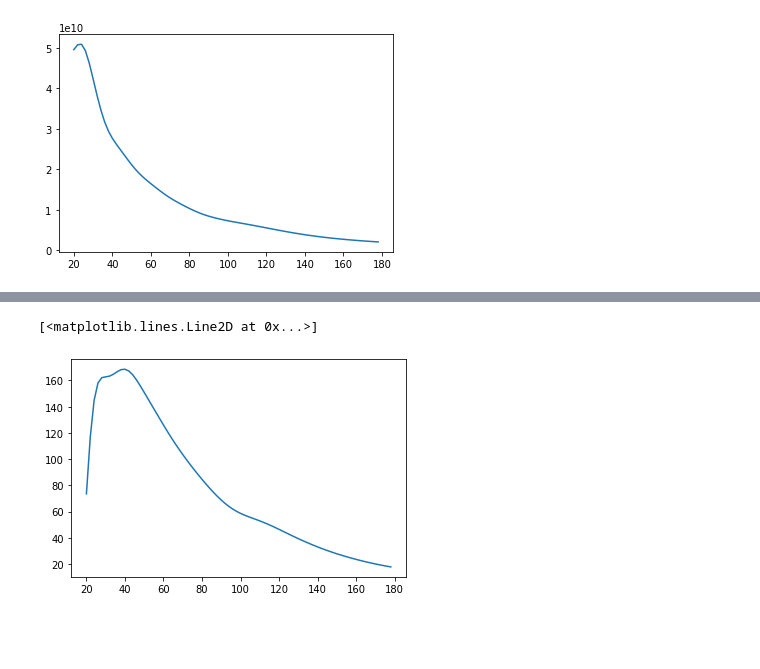
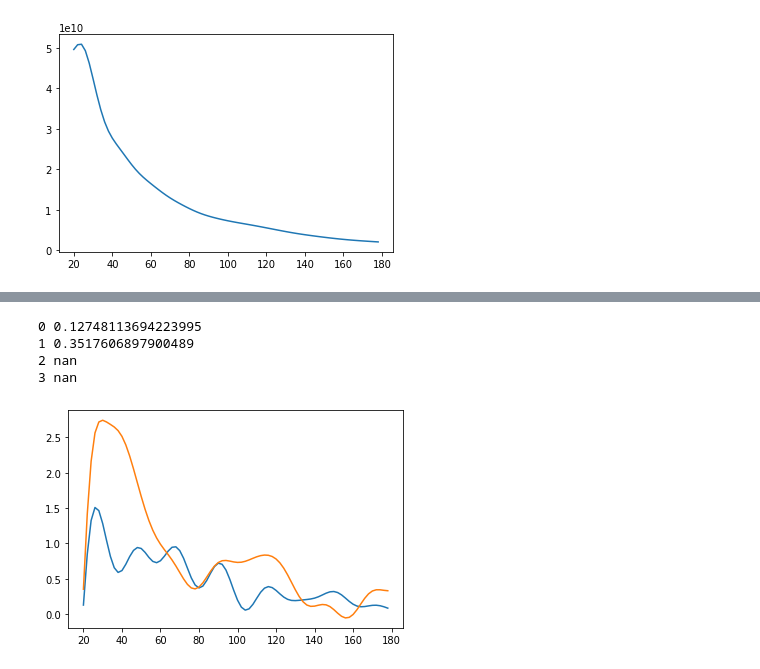
Before and after one commit to gerrfarr/Axion-kSZ-source, a Jupyter notebook: notebooks/testing_derivatives.ipynb, the cells around one changed output, grey strips where cells are left out. Saved outputs shown, nothing was run; the diff lists cells and outputs as text; code cells hidden in the pictures; blank space fills up the shorter version.

```diff
--- a/notebooks/testing_derivatives.ipynb
+++ b/notebooks/testing_derivatives.ipynb
@@ -14,5 +16,5 @@ m_a=1e-25
 # %%
-derivs = np.load(f"../../fisher_outputs/test_derivs_ma={m_a:.3E}.npy")
+derivs = np.load(f"/scratch/r/rbond/gfarren/axion_kSZ/fisher_outputs/{filter}_filter_{diff}_rule/{filter}_{diff}_test_derivs_ma={m_a:.3E}.npy")
 # %%
 derivs.shape
 # %% [output]
@@ -53,5 +52,0 @@ plt.plot(r_vals, derivs[-24,8,0,:])
-# %%
-plt.plot(r_vals, derivs[-10,9,2,:])
-# %% [output]
-[<matplotlib.lines.Line2D at 0x...>]
-[figure, removed]
@@ -58,3 +55,18 @@ plt.plot(r_vals, derivs[-10,9,2,:])
+# %%
+axion_abundances = np.array([1.0e-04, 1.6e-04, 2.5e-04, 4.0e-04, 6.3e-04, 1.0e-03, 1.6e-03, 2.5e-03, 4.0e-03, 6.3e-03, 1.0e-02, 1.6e-02, 2.5e-02, 4.0e-02, 5.3e-02, 6.3e-02, 1.0e-01, 1.1e-01, 1.6e-01, 2.1e-01, 2.5e-01, 2.6e-01, 3.2e-01, 3.7e-01, 4.0e-01, 4.2e-01, 4.7e-01, 5.3e-01, 5.8e-01, 6.3e-01, 6.8e-01, 7.4e-01, 7.9e-01, 8.4e-01, 8.9e-01, 9.5e-01])
+fractional_step_sizes = np.array([0.05, 0.1, 0.2, 0.4])
+# %%
+m_i=-5
+z_i=4
+for i in range(len(fractional_step_sizes)):
+    print(i, derivs[m_i,5+i,z_i,0])
+    plt.plot(r_vals, derivs[m_i,5+i,z_i,:])
+# %% [output]
+0 0.12748113694223995
+1 0.3517606897900489
+2 nan
+3 nan
+[figure, added]
 # %%
 axion_abundances[-24]
 # %% [output]
```
Also changed, not shown: parts of 16 cells of this notebook, 1 other file.
